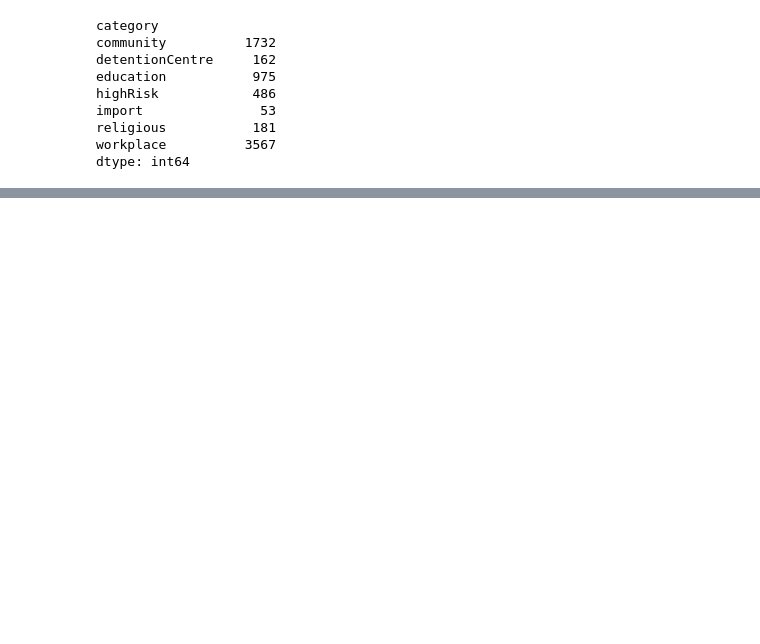
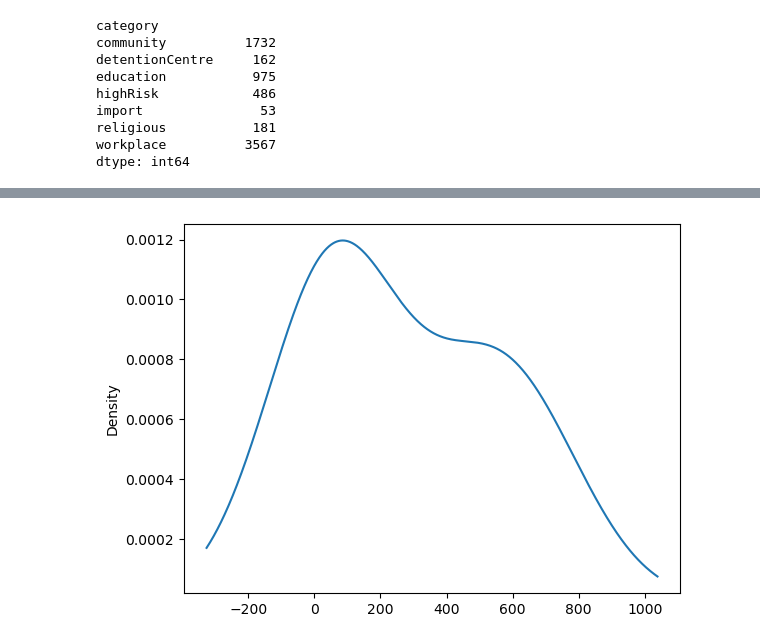
Before and after one commit to drmayu7/covid19-public, a Jupyter notebook: Narmathaa.ipynb, the cells around one changed output, grey strips where cells are left out. Cells and saved outputs as stored; diff of their text form; code cells hidden in the pictures; blank space fills up the shorter version.

```diff
--- a/Narmathaa.ipynb
+++ b/Narmathaa.ipynb
@@ -214,0 +139,5 @@ maxEdu1
+# %%
+pivot['deaths'].plot(kind = 'density')
+plt.show()
+# %% [output]
+[figure, added]
```
Also changed, not shown: parts of 30 cells of this notebook.
